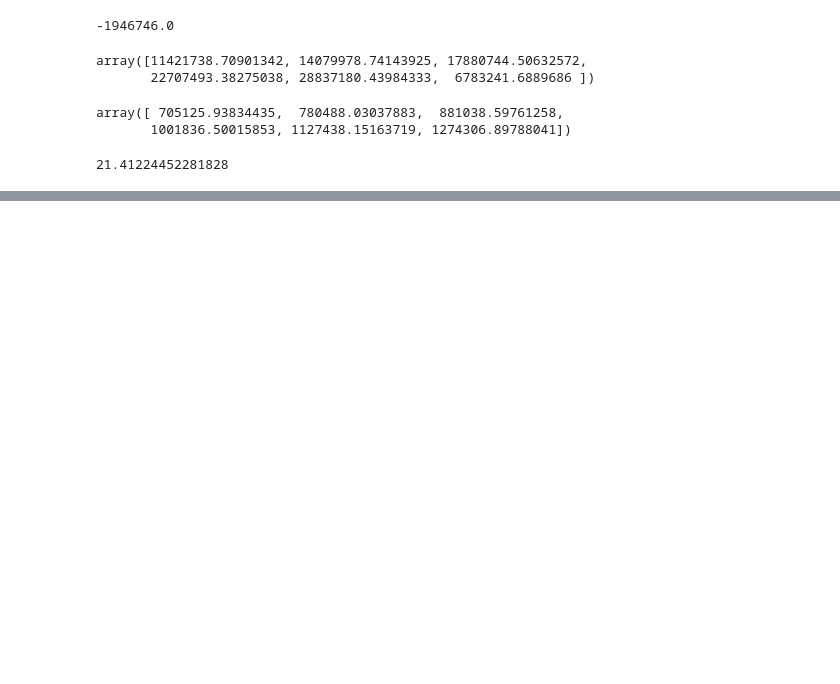
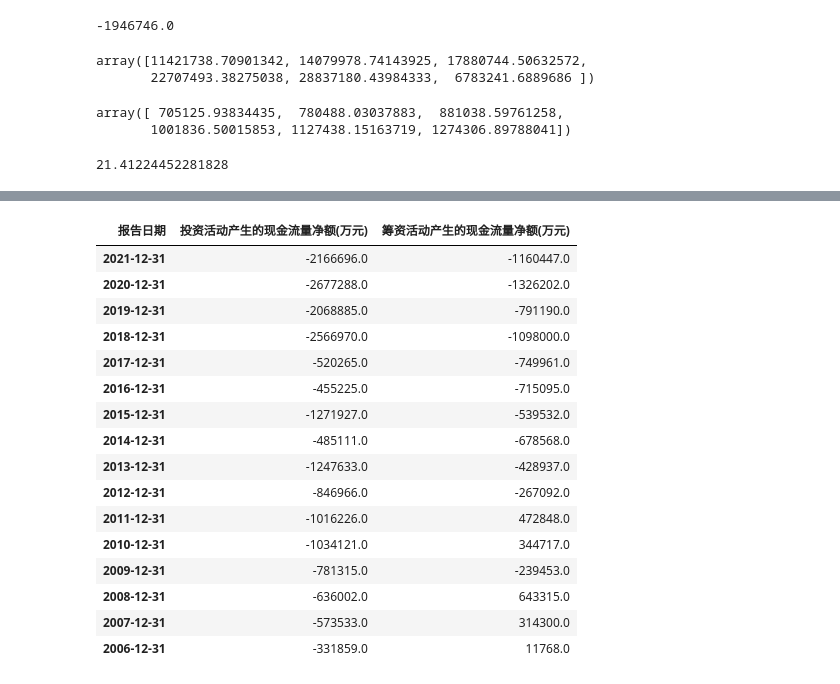
Before and after one commit to xwang71785/buffett, a Jupyter notebook: valuation.ipynb, the cells around one changed output, grey strips where cells are left out. Drawn from its saved outputs; the diff is of its cells as text; code cells hidden in the pictures; blank space fills up the shorter version.

```diff
--- a/valuation.ipynb
+++ b/valuation.ipynb
@@ -275,0 +603,20 @@ estimated_stock_value[0]    # 最终估值
+# %%
+cf[[' 投资活动产生的现金流量净额(万元)',' 筹资活动产生的现金流量净额(万元)']]
+# %% [output]
+| 报告日期 | 投资活动产生的现金流量净额(万元) | 筹资活动产生的现金流量净额(万元) |
+| 2021-12-31 | -2166696.0 | -1160447.0 |
+| 2020-12-31 | -2677288.0 | -1326202.0 |
+| 2019-12-31 | -2068885.0 | -791190.0 |
+| 2018-12-31 | -2566970.0 | -1098000.0 |
+| 2017-12-31 | -520265.0 | -749961.0 |
+| 2016-12-31 | -455225.0 | -715095.0 |
+| 2015-12-31 | -1271927.0 | -539532.0 |
+| 2014-12-31 | -485111.0 | -678568.0 |
+| 2013-12-31 | -1247633.0 | -428937.0 |
+| 2012-12-31 | -846966.0 | -267092.0 |
+| 2011-12-31 | -1016226.0 | 472848.0 |
+| 2010-12-31 | -1034121.0 | 344717.0 |
+| 2009-12-31 | -781315.0 | -239453.0 |
+| 2008-12-31 | -636002.0 | 643315.0 |
+| 2007-12-31 | -573533.0 | 314300.0 |
+| 2006-12-31 | -331859.0 | 11768.0 |
```
Also changed, not shown: parts of 18 cells of this notebook.
